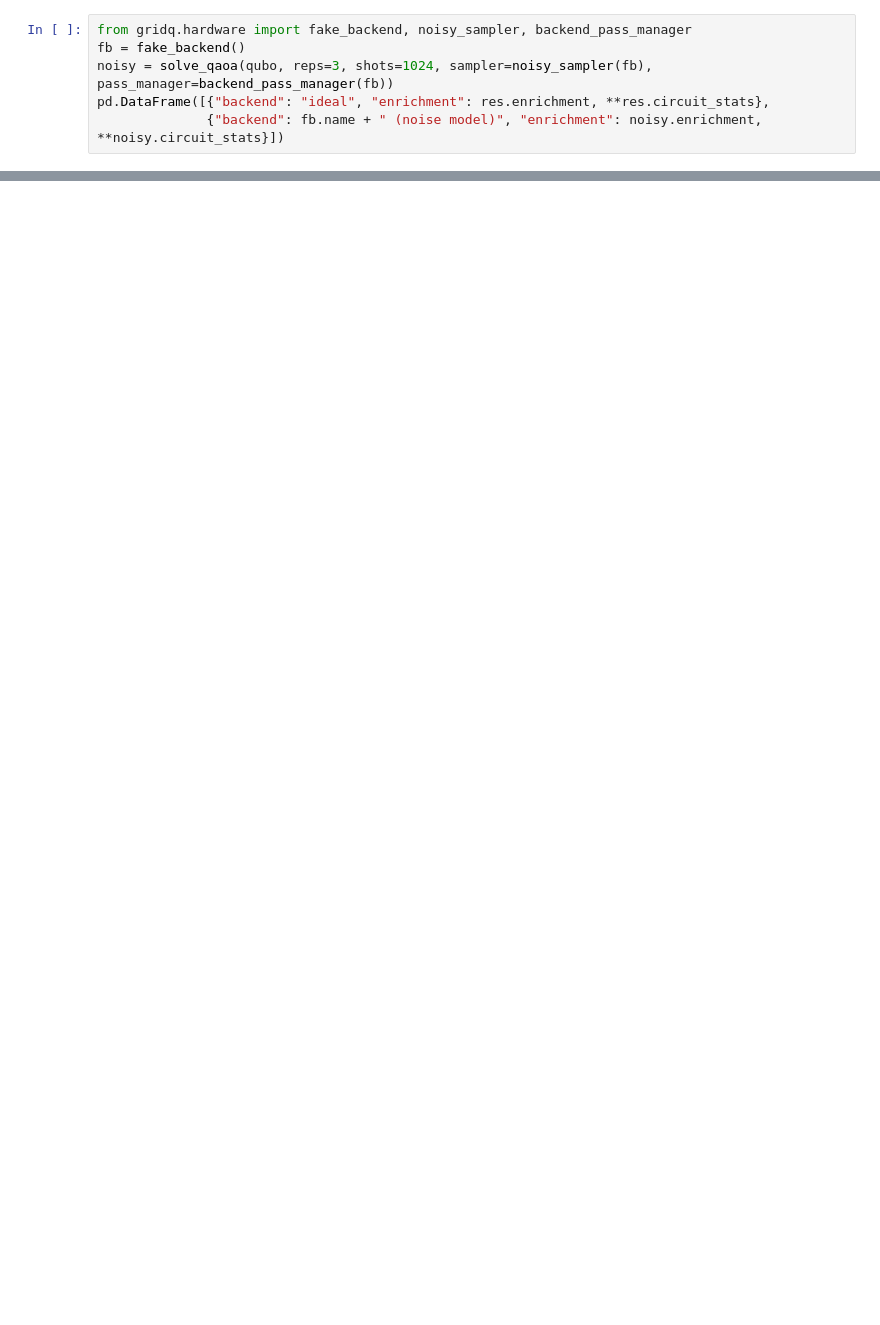
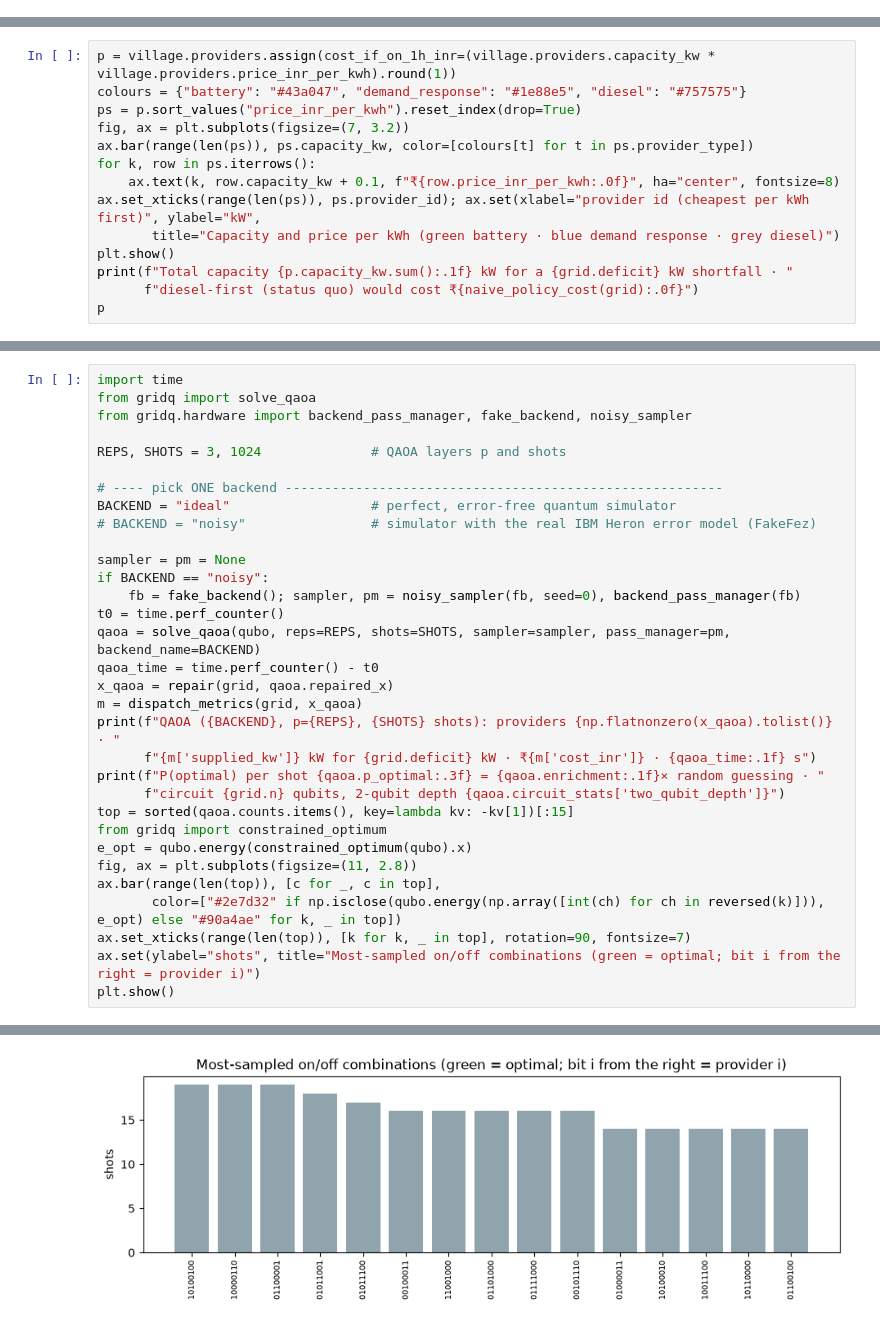
Before and after one commit to souviksbhowmik/gridq, a Jupyter notebook: notebooks/demo.ipynb, the cells around one changed output, grey strips where cells are left out. Cells and saved outputs as stored; diff of their text form; blank space fills up the shorter version.

```diff
--- a/notebooks/demo.ipynb
+++ b/notebooks/demo.ipynb
@@ -122,6 +9,0 @@ ax.set_ylabel("P(opt) / P(random)"); plt.show(); df
-# %%
-from gridq.hardware import fake_backend, noisy_sampler, backend_pass_manager
-fb = fake_backend()
-noisy = solve_qaoa(qubo, reps=3, shots=1024, sampler=noisy_sampler(fb), pass_manager=backend_pass_manager(fb))
-pd.DataFrame([{"backend": "ideal", "enrichment": res.enrichment, **res.circuit_stats},
-              {"backend": fb.name + " (noise model)", "enrichment": noisy.enrichment, **noisy.circuit_stats}])
@@ -139,0 +84,14 @@ Full benchmarks: `python experiments/run_benchmarks.py` → `results/`.
+# %%
+p = village.providers.assign(cost_if_on_1h_inr=(village.providers.capacity_kw * village.providers.price_inr_per_kwh).round(1))
+colours = {"battery": "#43a047", "demand_response": "#1e88e5", "diesel": "#757575"}
+ps = p.sort_values("price_inr_per_kwh").reset_index(drop=True)
+fig, ax = plt.subplots(figsize=(7, 3.2))
+ax.bar(range(len(ps)), ps.capacity_kw, color=[colours[t] for t in ps.provider_type])
+for k, row in ps.iterrows():
+    ax.text(k, row.capacity_kw + 0.1, f"₹{row.price_inr_per_kwh:.0f}", ha="center", fontsize=8)
+ax.set_xticks(range(len(ps)), ps.provider_id); ax.set(xlabel="provider id (cheapest per kWh first)", ylabel="kW",
+       title="Capacity and price per kWh (green battery · blue demand response · grey diesel)")
+plt.show()
+print(f"Total capacity {p.capacity_kw.sum():.1f} kW for a {grid.deficit} kW shortfall · "
+      f"diesel-first (status quo) would cost ₹{naive_policy_cost(grid):.0f}")
+p
@@ -139,0 +113,33 @@ Full benchmarks: `python experiments/run_benchmarks.py` → `results/`.
+# %%
+import time
+from gridq import solve_qaoa
+from gridq.hardware import backend_pass_manager, fake_backend, noisy_sampler
+
+REPS, SHOTS = 3, 1024              # QAOA layers p and shots
+
+# ---- pick ONE backend --------------------------------------------------------
+BACKEND = "ideal"                  # perfect, error-free quantum simulator
+# BACKEND = "noisy"                # simulator with the real IBM Heron error model (FakeFez)
+
+sampler = pm = None
+if BACKEND == "noisy":
+    fb = fake_backend(); sampler, pm = noisy_sampler(fb, seed=0), backend_pass_manager(fb)
+t0 = time.perf_counter()
+qaoa = solve_qaoa(qubo, reps=REPS, shots=SHOTS, sampler=sampler, pass_manager=pm, backend_name=BACKEND)
+qaoa_time = time.perf_counter() - t0
+x_qaoa = repair(grid, qaoa.repaired_x)
+m = dispatch_metrics(grid, x_qaoa)
+print(f"QAOA ({BACKEND}, p={REPS}, {SHOTS} shots): providers {np.flatnonzero(x_qaoa).tolist()} · "
+      f"{m['supplied_kw']} kW for {grid.deficit} kW · ₹{m['cost_inr']} · {qaoa_time:.1f} s")
+print(f"P(optimal) per shot {qaoa.p_optimal:.3f} = {qaoa.enrichment:.1f}× random guessing · "
+      f"circuit {grid.n} qubits, 2-qubit depth {qaoa.circuit_stats['two_qubit_depth']}")
+top = sorted(qaoa.counts.items(), key=lambda kv: -kv[1])[:15]
+from gridq import constrained_optimum
+e_opt = qubo.energy(constrained_optimum(qubo).x)
+fig, ax = plt.subplots(figsize=(11, 2.8))
+ax.bar(range(len(top)), [c for _, c in top],
+       color=["#2e7d32" if np.isclose(qubo.energy(np.array([int(ch) for ch in reversed(k)])), e_opt) else "#90a4ae" for k, _ in top])
+ax.set_xticks(range(len(top)), [k for k, _ in top], rotation=90, fontsize=7)
+ax.set(ylabel="shots", title="Most-sampled on/off combinations (green = optimal; bit i from the right = provider i)")
+plt.show()
+# %% [output]
@@ -139,0 +148 @@ Full benchmarks: `python experiments/run_benchmarks.py` → `results/`.
+[figure, added]
```
Also changed, not shown: parts of 27 cells of this notebook, 3 other files.
